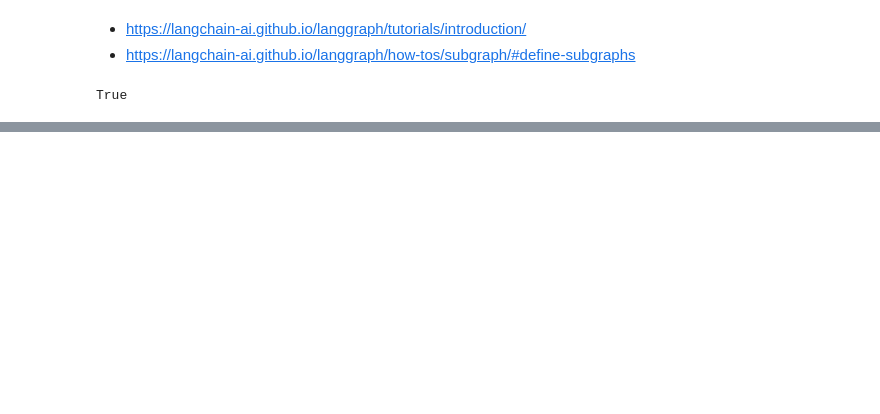
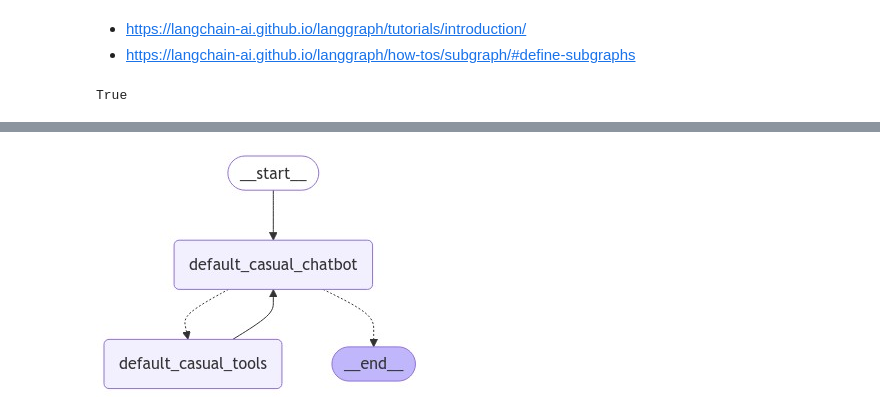
Before and after one commit to wfchiang/meticulous-llm, a Jupyter notebook: poc.ipynb, the cells around one changed output, grey strips where cells are left out. Saved outputs shown, nothing was run; the diff lists cells and outputs as text; code cells hidden in the pictures; blank space fills up the shorter version.

```diff
--- a/poc.ipynb
+++ b/poc.ipynb
@@ -14,3 +16,12 @@ basic_casual_chatbot_graph = create_default_casual_chatbot_graph_builder()
+# %%
+from IPython.display import Image, display
+
+try:
+    display(Image(basic_casual_chatbot_graph.compile().get_graph().draw_mermaid_png()))
+except Exception:
+    pass
+# %% [output]
+[figure, added]
 # %%
 from graph_builders import create_rigorous_llm_graph
 
```
Also changed, not shown: parts of 3 cells of this notebook, 1 other file.
